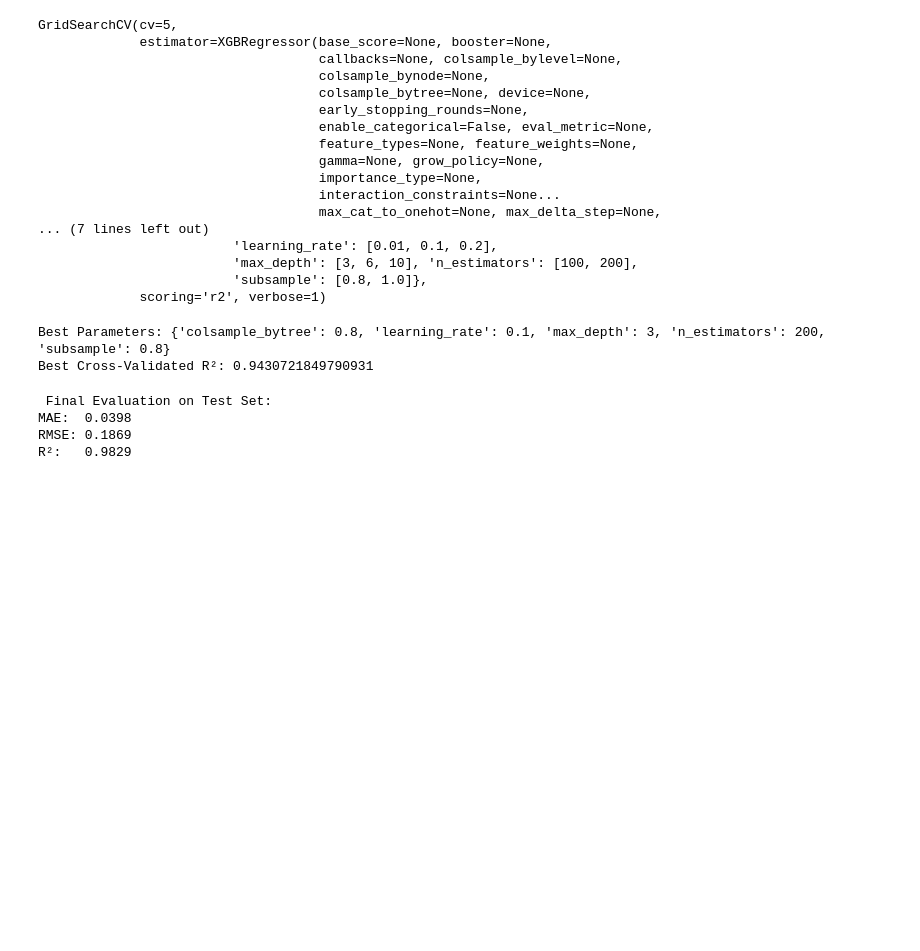
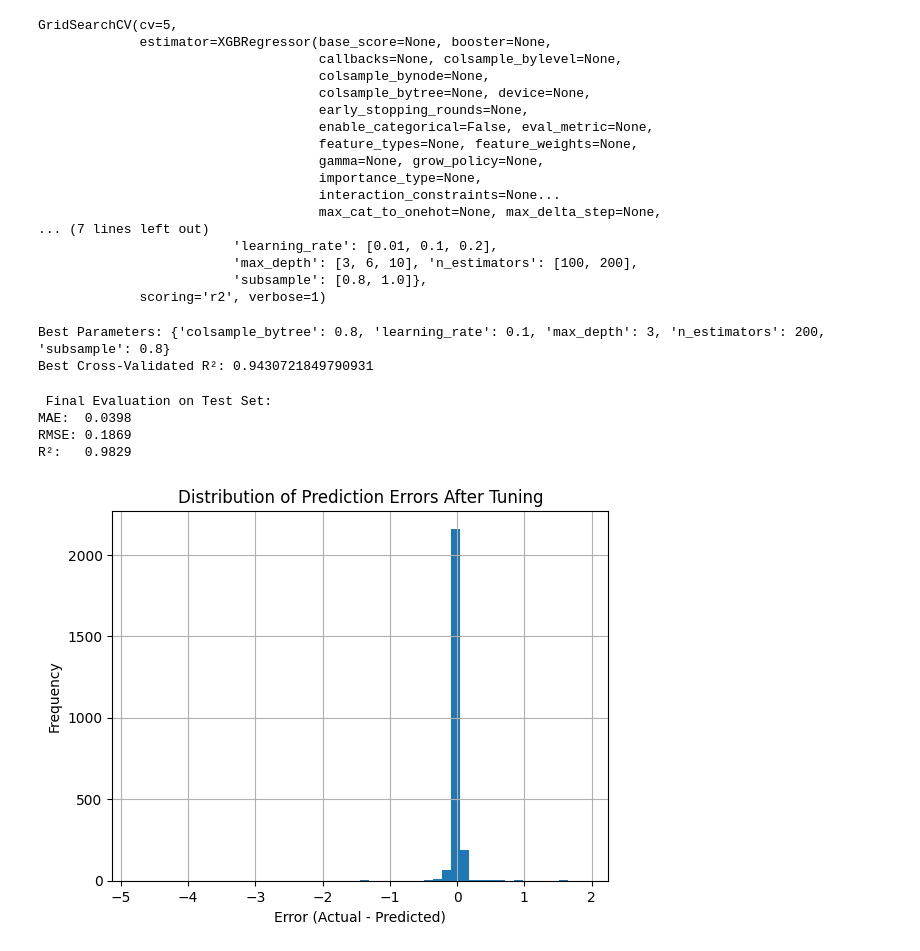
Before and after one commit to Aashi8810/ML_01_video_game_prediction, a Jupyter notebook: video_game_analysis/notebooks/FC110557_Siyas/tuning_xgboost.ipynb, the cells around one changed output. Saved outputs shown, nothing was run; the diff lists cells and outputs as text; code cells hidden in the pictures; blank space fills up the shorter version.

```diff
--- a/video_game_analysis/notebooks/FC110557_Siyas/tuning_xgboost.ipynb
+++ b/video_game_analysis/notebooks/FC110557_Siyas/tuning_xgboost.ipynb
@@ -81,3 +83,15 @@ print(f"R²:   {r2:.4f}")
 MAE:  0.0398
 RMSE: 0.1869
 R²:   0.9829
+# %%
+import matplotlib.pyplot as plt
+
+#Analyzing Prediction Errors
+errors = y_test - y_pred
+plt.hist(errors, bins=50)
+plt.title("Distribution of Prediction Errors After Tuning")
+plt.xlabel("Error (Actual - Predicted)")
+plt.ylabel("Frequency")
+plt.grid(True)
+# %% [output]
+[figure, added]
```
Also changed, not shown: parts of 1 cell of this notebook, 1 other file.
